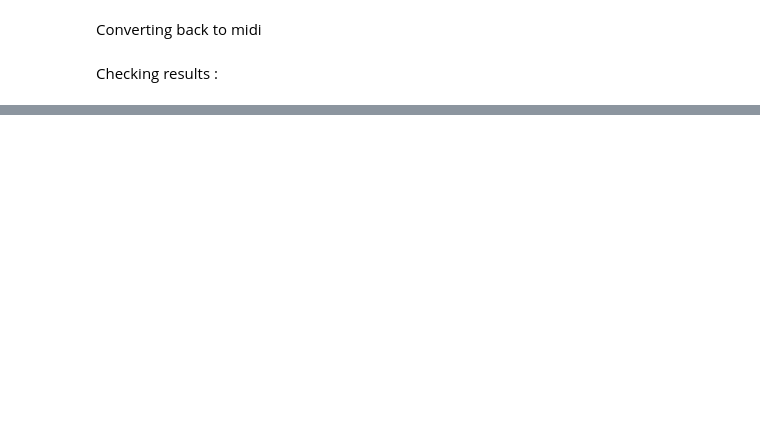
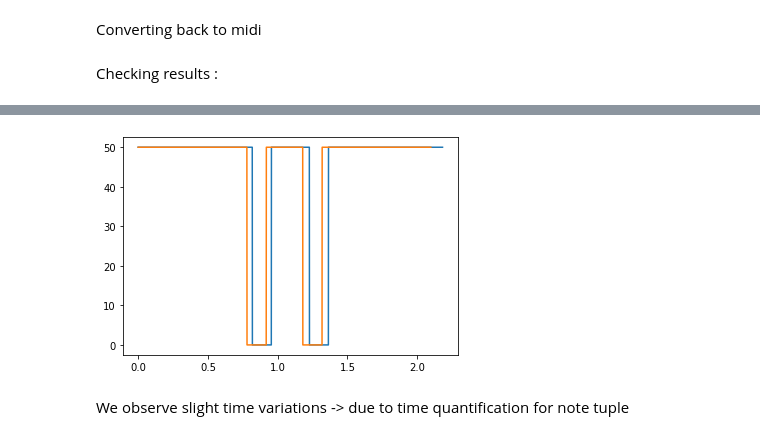
Before and after one commit to gle-bellier/internship-expressive-DDSP, a Jupyter notebook: converter.ipynb, the cells around one changed output, grey strips where cells are left out. Drawn from its saved outputs; the diff is of its cells as text; code cells hidden in the pictures; blank space fills up the shorter version.

```diff
--- a/converter.ipynb
+++ b/converter.ipynb
@@ -129,0 +131,8 @@ plt.show()
+# %%
+plt.plot(t1, l1[0], label = "original")
+plt.plot(t2, l2[0], label = "reconstruct")
+plt.show()
+# %% [output]
+[figure, added]
+# %% [markdown]
+We observe slight time variations -> due to time quantification for note tuple
```
Also changed, not shown: parts of 10 cells of this notebook, 10 other files.
